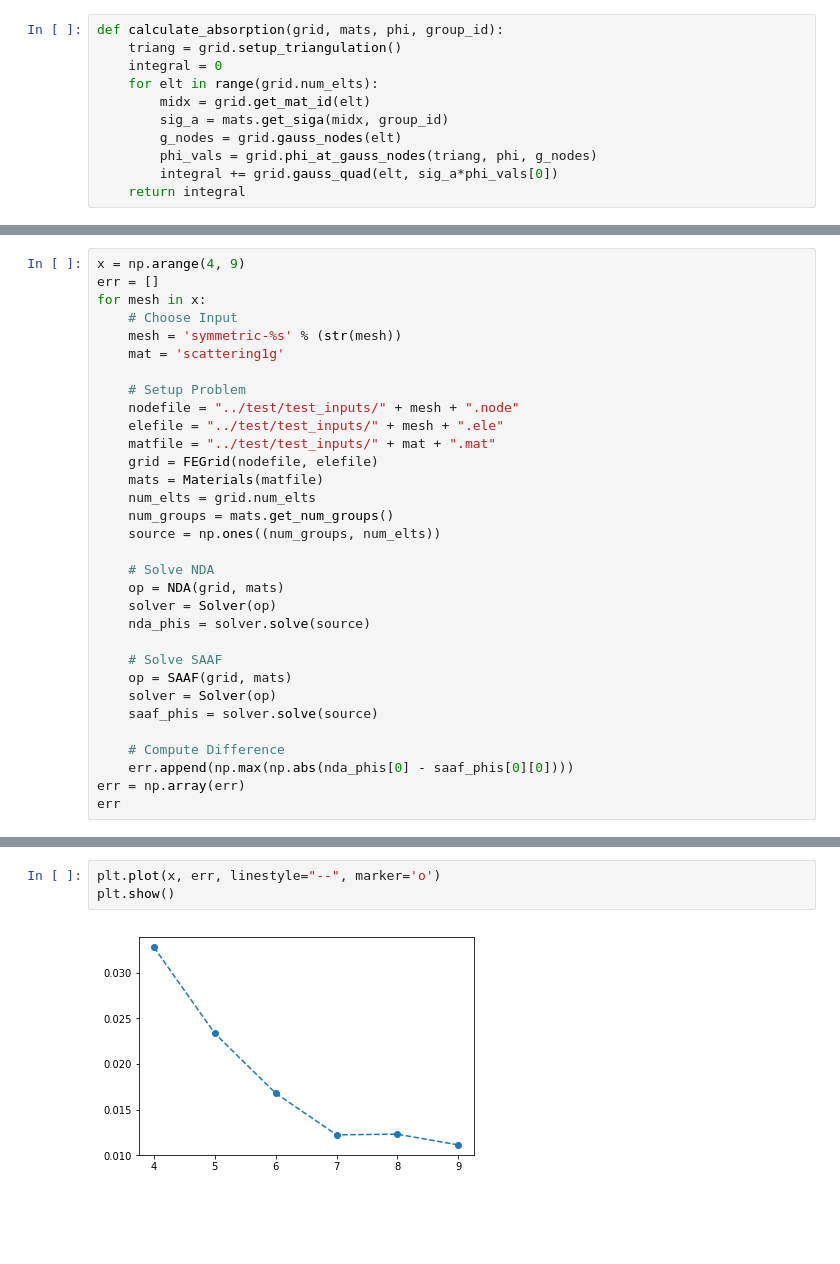
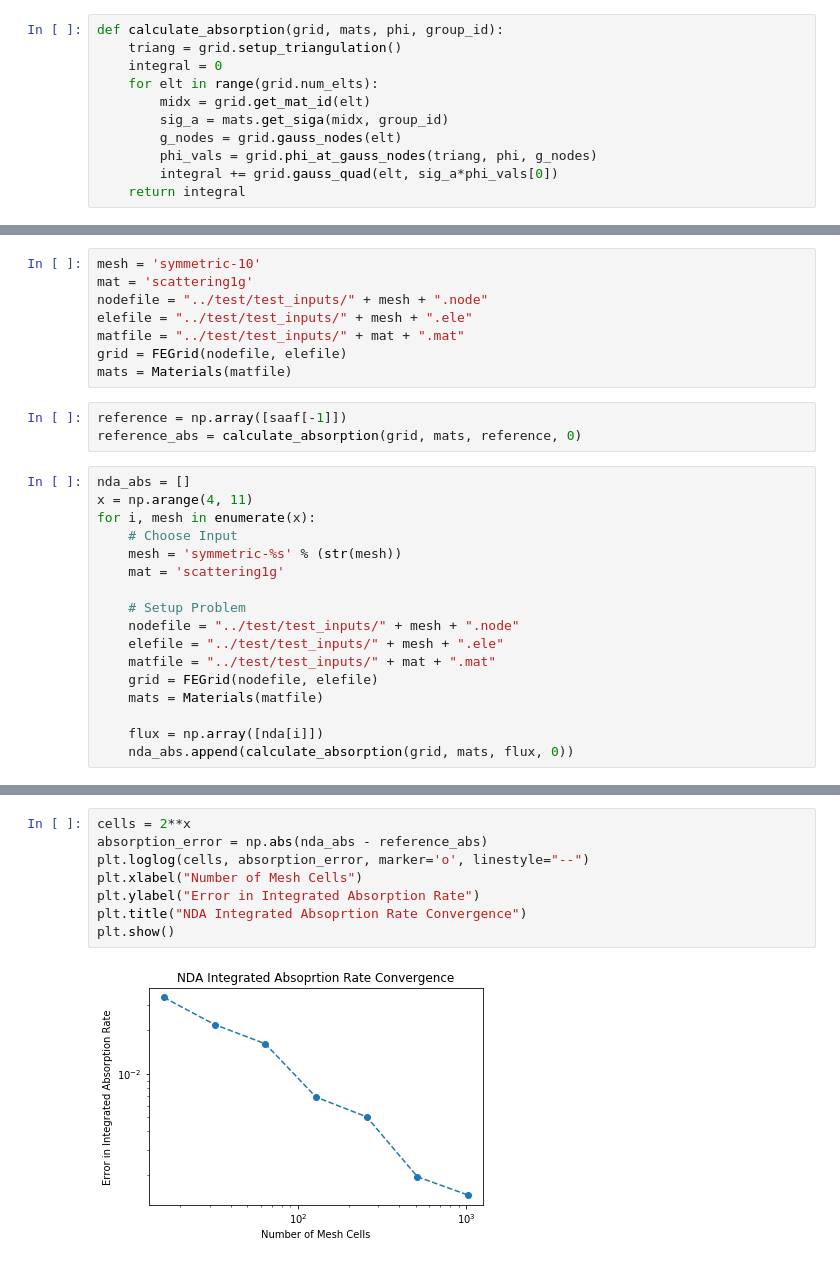
Before and after one commit to marissachanlatte/gallo, a Jupyter notebook: docs/Analysis.ipynb, the cells around one changed output, grey strips where cells are left out. Drawn from its saved outputs; the diff is of its cells as text; blank space fills up the shorter version.

```diff
--- a/docs/Analysis.ipynb
+++ b/docs/Analysis.ipynb
@@ -155,7 +203,18 @@ saaf_abs
+# %%
+mesh = 'symmetric-10'
+mat = 'scattering1g'
+nodefile = "../test/test_inputs/" + mesh + ".node"
+elefile = "../test/test_inputs/" + mesh + ".ele"
+matfile = "../test/test_inputs/" + mat + ".mat"
+grid = FEGrid(nodefile, elefile)
+mats = Materials(matfile)
+# %%
+reference = np.array([saaf[-1]])
+reference_abs = calculate_absorption(grid, mats, reference, 0)
 # %%
-x = np.arange(4, 9)
-err = []
-for mesh in x:
+nda_abs = []
+x = np.arange(4, 11)
+for i, mesh in enumerate(x):
     # Choose Input
     mesh = 'symmetric-%s' % (str(mesh))
     mat = 'scattering1g'
@@ -166,21 +225,6 @@ for mesh in x:
     matfile = "../test/test_inputs/" + mat + ".mat"
     grid = FEGrid(nodefile, elefile)
     mats = Materials(matfile)
-    num_elts = grid.num_elts
-    num_groups = mats.get_num_groups()
-    source = np.ones((num_groups, num_elts))
 
-    # Solve NDA
-    op = NDA(grid, mats)
-    solver = Solver(op)
-    nda_phis = solver.solve(source)
-
-    # Solve SAAF
-    op = SAAF(grid, mats)
-    solver = Solver(op)
-    saaf_phis = solver.solve(source)
-
-    # Compute Difference
-    err.append(np.max(np.abs(nda_phis[0] - saaf_phis[0][0])))
-err = np.array(err)
-err
+    flux = np.array([nda[i]])
+    nda_abs.append(calculate_absorption(grid, mats, flux, 0))
@@ -207,5 +231,10 @@ array([0.03277753, 0.023344  , 0.0167907 , 0.01223695, 0.01230818,
-# %%
-plt.plot(x, err, linestyle="--", marker='o')
-plt.show()
-# %% [output]
-[figure, removed]
+# %%
+cells = 2**x
+absorption_error = np.abs(nda_abs - reference_abs)
+plt.loglog(cells, absorption_error, marker='o', linestyle="--")
+plt.xlabel("Number of Mesh Cells")
+plt.ylabel("Error in Integrated Absorption Rate")
+plt.title("NDA Integrated Absoprtion Rate Convergence")
+plt.show()
+# %% [output]
+[figure, added]
```
Also changed, not shown: parts of 24 cells of this notebook.
